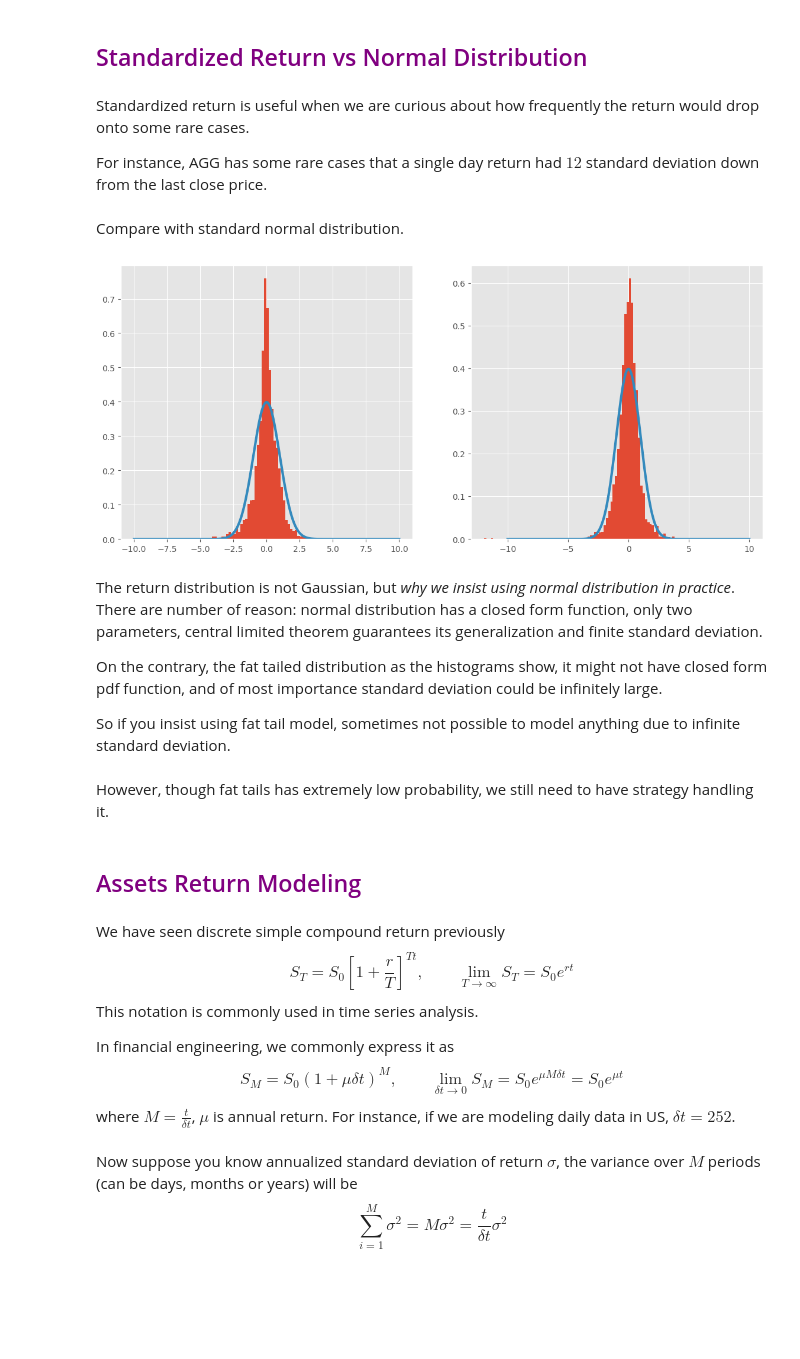
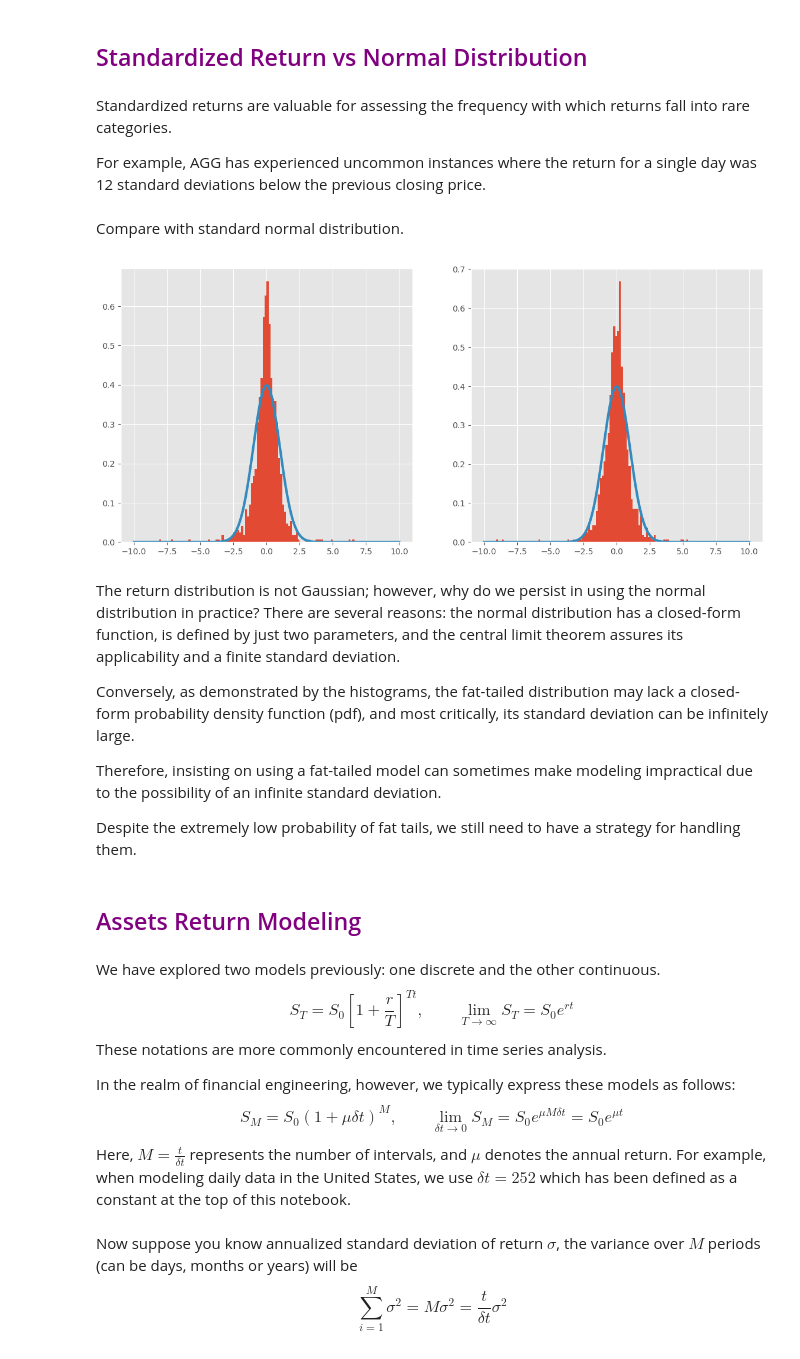
Before and after one commit to weijie-chen/Time-Series-and-Financial-Engineering-With-Python, a Jupyter notebook: notebooks/financial_engineering_notebook/FinEng Chapter 0 - Wiener Process RW Modeling.ipynb, the cells around one changed output. Cells and saved outputs as stored; diff of their text form; code cells hidden in the pictures; blank space fills up the shorter version.

```diff
--- a/notebooks/financial_engineering_notebook/FinEng Chapter 0 - Wiener Process RW Modeling.ipynb
+++ b/notebooks/financial_engineering_notebook/FinEng Chapter 0 - Wiener Process RW Modeling.ipynb
@@ -12,3 +13,12 @@ plt.style.use("ggplot")
+# %%
+def get_data_from_yf(stocks, start_date: dt.date, end_date: dt.date, dropna=True) -> pd.DataFrame:
+    # dropna decides if you want to drop all NaN values
+    stock_data = {}
+    for stock in stocks:
+        ticker = yf.Ticker(stock)
+        stock_data[stock] = ticker.history(start=start_date, end=end_date)["Close"]
+
+    return pd.DataFrame(stock_data).dropna() if dropna else pd.DataFrame(stock_data)
 # %% [markdown]
 If there is a law in finance, that would be "level of price doesn't matter, only return matters" (I think it's from Paul Wilmott). It's weird the things (prices) we are modeling never show up in the equations.
 # %% [markdown]
@@ -175,9 +190,5 @@ def downloadData(stocks, dropna=True):
 # %%
-stocks = ["SPY", "AGG"]
-start_date = "2015-01-01"
-end_date = dt.datetime.today()
-
-data = downloadData(stocks)
+data = get_data_from_yf(stocks= ["SPY", "AGG"], start_date=dt.date(2020, 1, 1), end_date=dt.datetime.today())
 # %%
 data_simple_return = data.pct_change().dropna()
 data_log_return = np.log(data) - np.log(data.shift())
@@ -201,12 +211,12 @@ So you have to be consistent about when to use which. In general for time series
 # %% [markdown]
 ## <font face="gotham" color="purple"> Standardized Return vs Normal Distribution </font>
 # %% [markdown]
-Standardized return is useful when we are curious about how frequently the return would drop onto some rare cases.
+Standardized returns are valuable for assessing the frequency with which returns fall into rare categories.
 
-For instance, AGG has some rare cases that a single day return had $12$ standard deviation down from the last close price.
+For example, AGG has experienced uncommon instances where the return for a single day was 12 standard deviations below the previous closing price.
 # %%
-def standardizedReturn(simple_return):
-    return (simple_return - simple_return.mean()) / np.std(simple_return)
+def standardized_return(simple_return):
+    return (simple_return - simple_return.mean()) / np.std(simple_return, axis=0)
 # %%
 n = 300
 norm_pdf = sp.stats.norm.pdf(np.linspace(-10, 10, n), loc=0, scale=1)
@@ -216,38 +226,30 @@ Compare with standard normal distribution.
 # %%
 fig, ax = plt.subplots(figsize=(14, 6), nrows=1, ncols=2)
 ax[0].hist(
-    standardizedReturn(data_simple_return)["SPY"], bins=100, density=True, label="SPY"
+    standardized_return(data_simple_return)["SPY"], bins=100, density=True, label="SPY"
 )
 ax[1].hist(
-    standardizedReturn(data_simple_return)["AGG"], bins=100, density=True, label="AGG"
+    standardized_return(data_simple_return)["AGG"], bins=100, density=True, label="AGG"
 )
 ax[0].plot(x_ticks, norm_pdf, lw=3, label="Normal")
 ax[1].plot(x_ticks, norm_pdf, lw=3, label="Normal")
 plt.show()
 # %% [output]
-[figure, old version]
+[figure, new version]
 # %% [markdown]
-The return distribution is not Gaussian, but _why we insist using normal distribution in practice_. There are number of reason: normal distribution has a closed form function, only two parameters, central limited theorem guarantees its generalization and finite standard deviation.
+The return distribution is not Gaussian; however, why do we persist in using the normal distribution in practice? There are several reasons: the normal distribution has a closed-form function, is defined by just two parameters, and the central limit theorem assures its applicability and a finite standard deviation.
 
-On the contrary, the fat tailed distribution as the histograms show, it might not have closed form pdf function, and of most importance standard deviation could be infinitely large.
+Conversely, as demonstrated by the histograms, the fat-tailed distribution may lack a closed-form probability density function (pdf), and most critically, its standard deviation can be infinitely large.
 
-So if you insist using fat tail model, sometimes not possible to model anything due to infinite standard deviation.
+Therefore, insisting on using a fat-tailed model can sometimes make modeling impractical due to the possibility of an infinite standard deviation.
+
+Despite the extremely low probability of fat tails, we still need to have a strategy for handling them.
-# %% [markdown]
-However, though fat tails has extremely low probability, we still need to have strategy handling it.
 # %% [markdown]
 ## <font face="gotham" color="purple"> Assets Return Modeling </font>
 # %% [markdown]
-We have seen discrete simple compound return previously
-$$
-S_T=S_0\left[1+\frac{r}{T}\right]^{Tt},\qquad\lim _{T \rightarrow \infty} S_T=S_0 e^{rt}
-$$
-This notation is commonly used in time series analysis.
+We have explored two models previously: one discrete and the other continuous. $$ S_T=S_0\left[1+\frac{r}{T}\right]^{Tt},\qquad\lim _{T \rightarrow \infty} S_T=S_0 e^{rt} $$ These notations are more commonly encountered in time series analysis.
 
-In financial engineering, we commonly express it as
-$$
-S_M = S_0(1+\mu \delta t)^M, \qquad\lim _{\delta t \rightarrow 0} S_M=S_0 e^{\mu M \delta t} = S_0 e^{\mu t}
-$$
-where $M=\frac{t}{\delta t}$, $\mu$ is annual return. For instance, if we are modeling daily data in US, $\delta t = 252$.
+In the realm of financial engineering, however, we typically express these models as follows: $$ S_M = S_0(1+\mu \delta t)^M, \qquad\lim _{\delta t \rightarrow 0} S_M=S_0 e^{\mu M \delta t} = S_0 e^{\mu t} $$ Here, $M=\frac{t}{\delta t}$ represents the number of intervals, and $\mu$ denotes the annual return. For example, when modeling daily data in the United States, we use $\delta t = 252$ which has been defined as a constant at the top of this notebook.
 # %% [markdown]
 Now suppose you know annualized standard deviation of return $\sigma$, the variance over $M$ periods (can be days, months or years) will be
 $$
```
Also changed, not shown: parts of 34 cells of this notebook, 1 other file.
